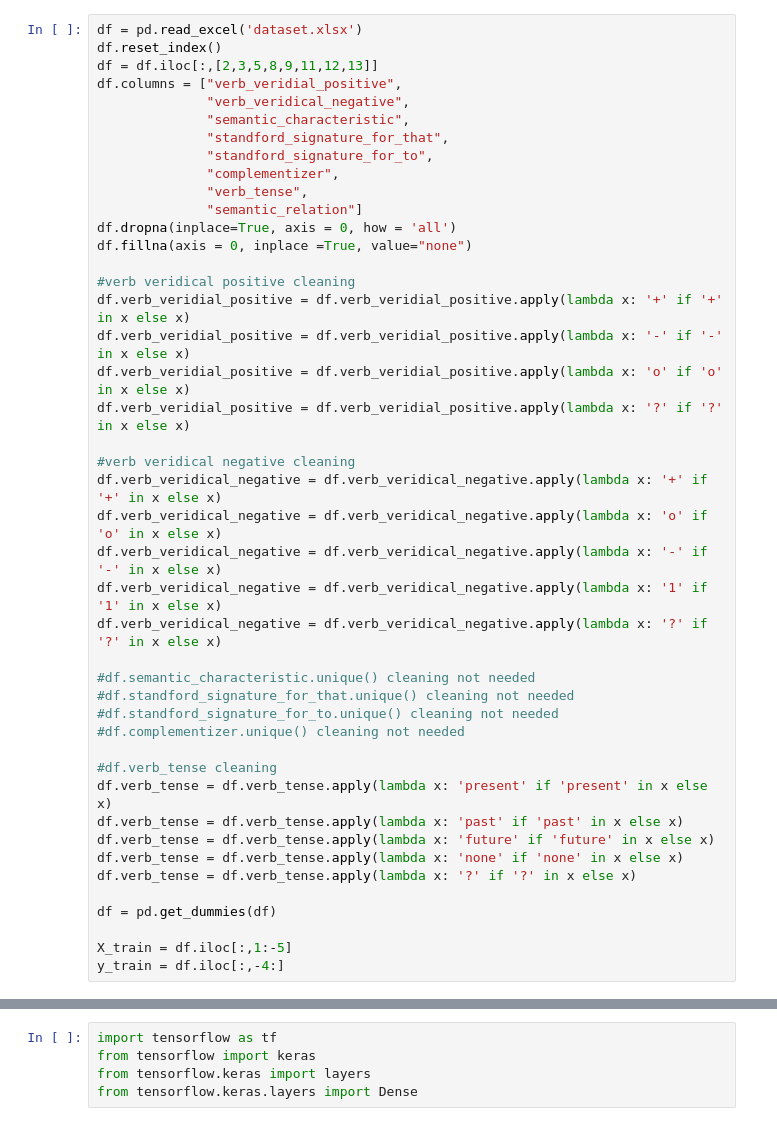
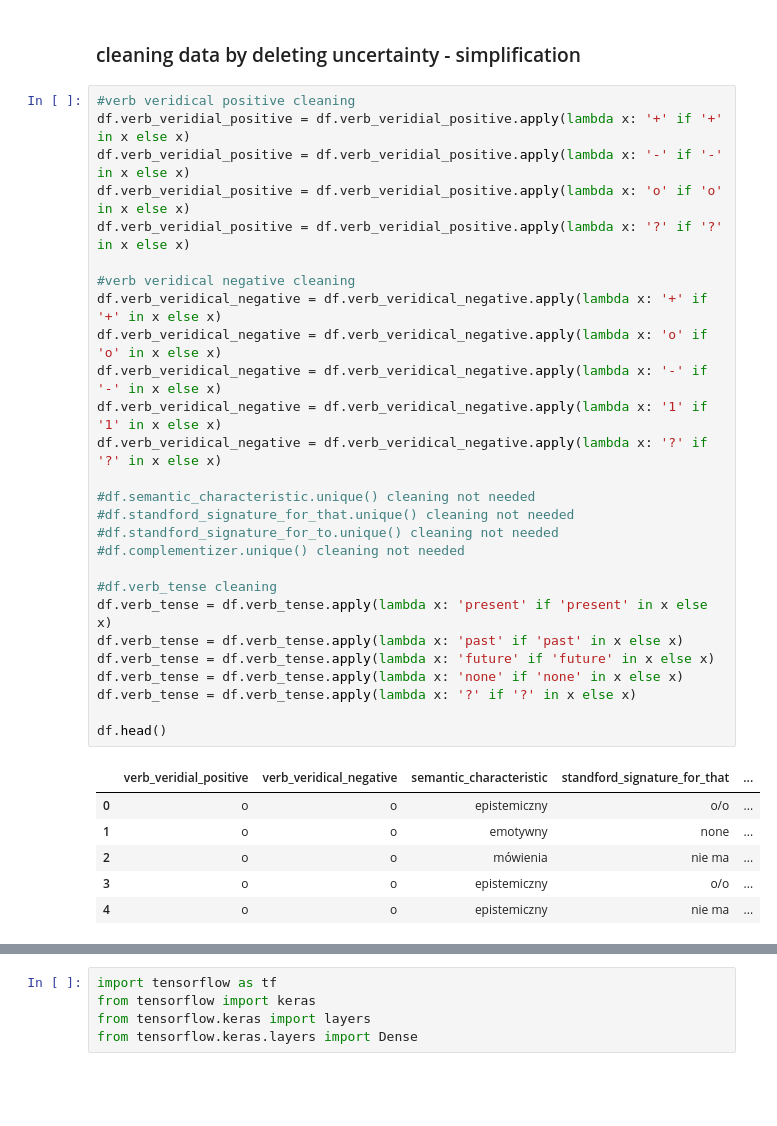
Before and after one commit to Fejcvk/data-mining, a Jupyter notebook: src/SecondModel.ipynb, the cells around one changed output, grey strips where cells are left out. Cells and saved outputs as stored; diff of their text form; blank space fills up the shorter version.

```diff
--- a/src/SecondModel.ipynb
+++ b/src/SecondModel.ipynb
@@ -27,44 +39,36 @@ Requirement already satisfied: python-dateutil<3.0.0,>=2.1 in /usr/local/lib/pyt
+# %% [markdown]
+### cleaning data by deleting uncertainty - simplification
 # %%
-df = pd.read_excel('dataset.xlsx')
-df.reset_index()
-df = df.iloc[:,[2,3,5,8,9,11,12,13]]
-df.columns = ["verb_veridial_positive",
-              "verb_veridical_negative",
-              "semantic_characteristic",
-              "standford_signature_for_that",
-              "standford_signature_for_to",
-              "complementizer",
-              "verb_tense",
-              "semantic_relation"]
-df.dropna(inplace=True, axis = 0, how = 'all')
-df.fillna(axis = 0, inplace =True, value="none")
-
 #verb veridical positive cleaning
 df.verb_veridial_positive = df.verb_veridial_positive.apply(lambda x: '+' if '+' in x else x)
 df.verb_veridial_positive = df.verb_veridial_positive.apply(lambda x: '-' if '-' in x else x)
 df.verb_veridial_positive = df.verb_veridial_positive.apply(lambda x: 'o' if 'o' in x else x)
 df.verb_veridial_positive = df.verb_veridial_positive.apply(lambda x: '?' if '?' in x else x)
 
 #verb veridical negative cleaning
 df.verb_veridical_negative = df.verb_veridical_negative.apply(lambda x: '+' if '+' in x else x)
 df.verb_veridical_negative = df.verb_veridical_negative.apply(lambda x: 'o' if 'o' in x else x)
 df.verb_veridical_negative = df.verb_veridical_negative.apply(lambda x: '-' if '-' in x else x)
 df.verb_veridical_negative = df.verb_veridical_negative.apply(lambda x: '1' if '1' in x else x)
 df.verb_veridical_negative = df.verb_veridical_negative.apply(lambda x: '?' if '?' in x else x)
 
 #df.semantic_characteristic.unique() cleaning not needed
 #df.standford_signature_for_that.unique() cleaning not needed
 #df.standford_signature_for_to.unique() cleaning not needed
 #df.complementizer.unique() cleaning not needed
 
 #df.verb_tense cleaning
 df.verb_tense = df.verb_tense.apply(lambda x: 'present' if 'present' in x else x)
 df.verb_tense = df.verb_tense.apply(lambda x: 'past' if 'past' in x else x)
 df.verb_tense = df.verb_tense.apply(lambda x: 'future' if 'future' in x else x)
 df.verb_tense = df.verb_tense.apply(lambda x: 'none' if 'none' in x else x)
 df.verb_tense = df.verb_tense.apply(lambda x: '?' if '?' in x else x)
 
-df = pd.get_dummies(df)
-
-X_train = df.iloc[:,1:-5]
-y_train = df.iloc[:,-4:]
+df.head()
+# %% [output]
+|  | verb_veridial_positive | verb_veridical_negative | semantic_characteristic | standford_signature_for_that | ... |
+| 0 | o | o | epistemiczny | o/o | ... |
+| 1 | o | o | emotywny | none | ... |
+| 2 | o | o | mówienia | nie ma | ... |
+| 3 | o | o | epistemiczny | o/o | ... |
+| 4 | o | o | epistemiczny | nie ma | ... |
```
Also changed, not shown: parts of 12 cells of this notebook.
